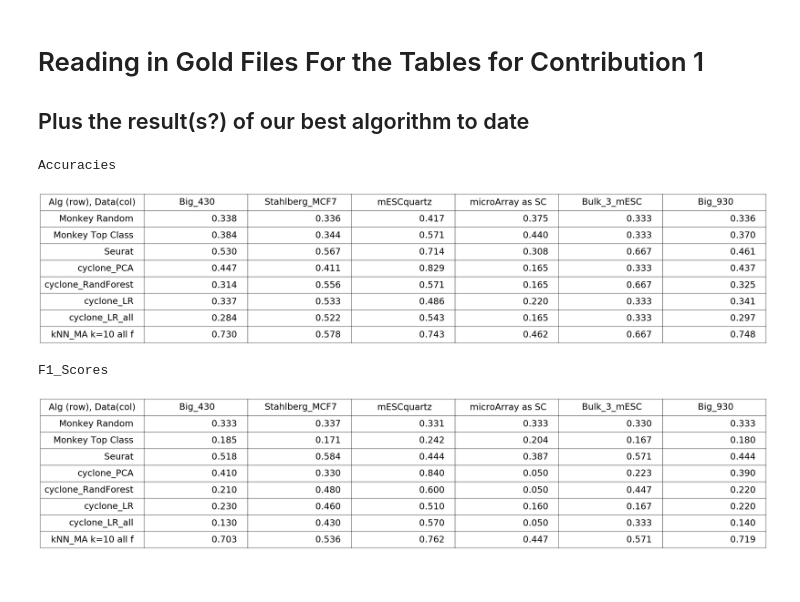
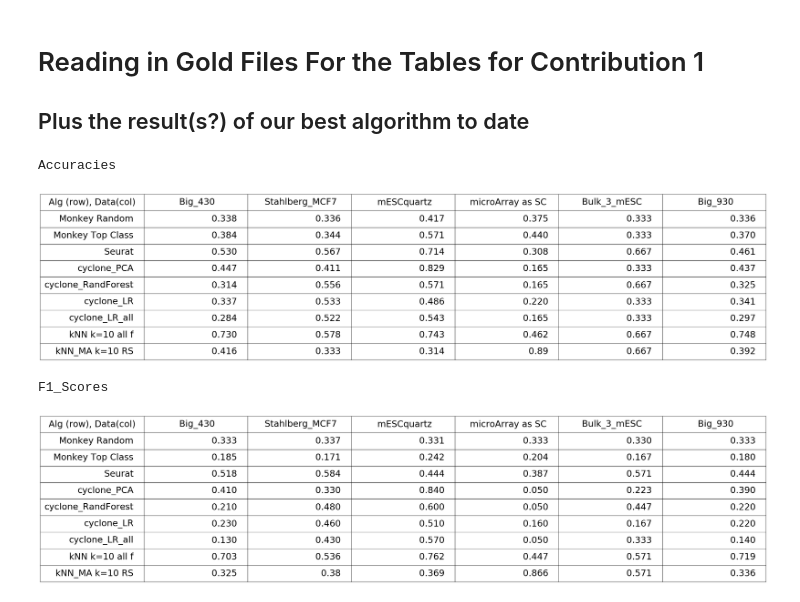
Before and after one commit to ayurovsky/cell_cycle, a Jupyter notebook: MasterNotebook-CurrentResults-OtherAlgorithmEvaluations.ipynb, the cells around one changed output. Drawn from its saved outputs; the diff is of its cells as text; code cells hidden in the pictures.

```diff
--- a/MasterNotebook-CurrentResults-OtherAlgorithmEvaluations.ipynb
+++ b/MasterNotebook-CurrentResults-OtherAlgorithmEvaluations.ipynb
@@ -982,7 +982,9 @@ for index, row in gold_accuracies_df.iterrows():
     big_comparison_data.append(fixed_row)
 # add our best algorithm:
 # python3 Generic_Evaluate_Selected_Features_On_Test.py -> Generic_Evaluate_Selected_Features_On_Test.cpp
-big_comparison_data.append(["kNN_MA k=10 all f","0.730","0.578","0.743","0.462","0.667","0.748"])
+big_comparison_data.append(["kNN k=10 all f","0.730","0.578","0.743","0.462","0.667","0.748"])
+big_comparison_data.append(["kNN_MA k=10 RS","0.416","0.333","0.314","0.89","0.667","0.392"])
+
 plt.figure(1, figsize=(22, 2))
 plt.subplots_adjust(bottom = 0.1)
 ax = subplot(111, frame_on=False)
@@ -1000,34 +1002,35 @@ print("F1_Scores")
 gold_f1_scores_df = pd.read_csv("gold_file_contribution_1_f1_scores_others.csv", sep=',')
 big_comparison_data = []
 column_labels =list()
 for i in range(0, len(gold_f1_scores_df.columns)):
     column_labels.append(gold_f1_scores_df.columns[i].replace('\"',''))
 for index, row in gold_f1_scores_df.iterrows():
     fixed_row = list()
     for i in range(0,len(row)):
         if i==0:
             fixed_row.append(row[i])
         else:
             fixed_row.append("{:.3f}".format(float(row[i].replace('\"',''))))
     big_comparison_data.append(fixed_row)
 # add our best algorithm:
 # python3 Generic_Evaluate_Selected_Features_On_Test.py -> Generic_Evaluate_Selected_Features_On_Test.cpp
-big_comparison_data.append(["kNN_MA k=10 all f","0.703","0.536","0.762","0.447","0.571","0.719"])
+big_comparison_data.append(["kNN k=10 all f","0.703","0.536","0.762","0.447","0.571","0.719"])
+big_comparison_data.append(["kNN_MA k=10 RS","0.325","0.38","0.369","0.866","0.571","0.336"])
 plt.figure(1, figsize=(22, 2))
 plt.subplots_adjust(bottom = 0.1)
 ax = subplot(111, frame_on=False)
 ax.xaxis.set_visible(False)
 ax.yaxis.set_visible(False)
 the_table = ax.table(cellText=big_comparison_data, colLabels=column_labels, loc="center")
 the_table.auto_set_font_size(False)
 the_table.set_fontsize(30)
 the_table.scale(2, 2)
 table_props = the_table.properties()
 table_cells = table_props['child_artists']
 for cell in table_cells: cell.set_height(0.5)
 plt.show()
 # %% [output]
 Accuracies
-[figure, old version]
+[figure, new version]
 F1_Scores
-[figure, old version]
+[figure, new version]
```
Also changed, not shown: parts of 3 cells of this notebook, 4 other files.
